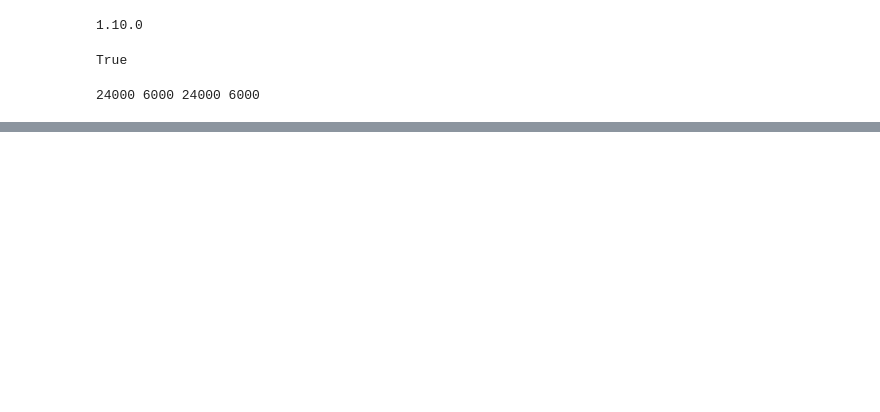
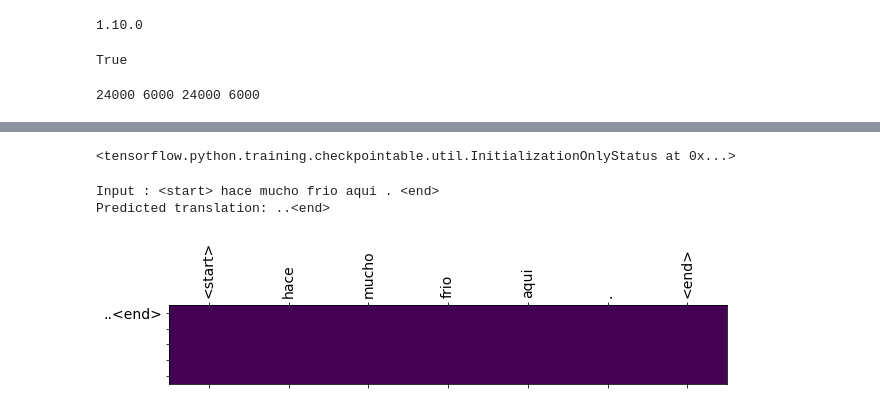
Before and after one commit to aman304gupta/Neural_Machine_Translation, a Jupyter notebook: Untitled.ipynb, the cells around one changed output, grey strips where cells are left out. Saved outputs shown, nothing was run; the diff lists cells and outputs as text; code cells hidden in the pictures; blank space fills up the shorter version.

```diff
--- a/Untitled.ipynb
+++ b/Untitled.ipynb
@@ -143,0 +236,12 @@ dataset = dataset.batch(BATCH_SIZE, drop_remainder = True) ## i.e drop the last
+# %%
+optimizer = tf.train.AdamOptimizer()
+
+def loss_function(real, pred):
+    mask = 1 - np.equal(real, 0)
+    loss = tf.nn.sparse_softmax_cross_entropy_with_logits(labels = real, logits = pred) * mask
+    return tf.reduce_mean(loss)
+# %%
+checkpoint_dir = "./checkpoints"
+checkpoint_prefix = os.path.join(checkpoint_dir, "ckpt")
+checkpoint = tf.train.Checkpoint(optimizer = optimizer,
+                                 encoder = encoder, decoder = decoder)
@@ -143,0 +355,33 @@ dataset = dataset.batch(BATCH_SIZE, drop_remainder = True) ## i.e drop the last
+# %%
+def plot_attention(attention, sentence, predicted_sentence):
+
+    fig = plt.figure(figsize = (10, 10))
+    ax = fig.add_subplot(1, 1, 1)
+    ax.matshow(attention, cmap = 'viridis')
+
+    fontdict = {'fontsize' : 14}
+
+    ax.set_xticklabels([''] + sentence, fontdict = fontdict, rotation = 90)
+    ax.set_yticklabels([''] + predicted_sentence, fontdict = fontdict)
+
+    plt.show()
+# %%
+def translate(sentence, encoder, decoder, inp_lang, targ_lang, max_length_inp, max_length_targ):
+
+    result, sentence, attention_plot = evaluate(sentence, encoder, decoder, inp_lang, targ_lang, max_length_inp, max_length_targ)
+
+    print("Input : {}".format(sentence))
+    print("Predicted translation: {}".format(result))
+
+    attention_plot = attention_plot[:len(result.split(' ')), :len(sentence.split(' '))]
+    plot_attention(attention_plot, sentence.split(' '), result.split(' '))
+# %%
+checkpoint.restore(tf.train.latest_checkpoint(checkpoint_dir))
+# %% [output]
+<tensorflow.python.training.checkpointable.util.InitializationOnlyStatus at 0x...>
+# %%
+translate('hace mucho frio aqui.', encoder, decoder, inp_lang, targ_lang, max_length_inp, max_length_tar)
+# %% [output]
+Input : <start> hace mucho frio aqui . <end>
+Predicted translation: ..<end>
+[figure, added]
```
Also changed, not shown: parts of 12 cells of this notebook, 1 other file.
